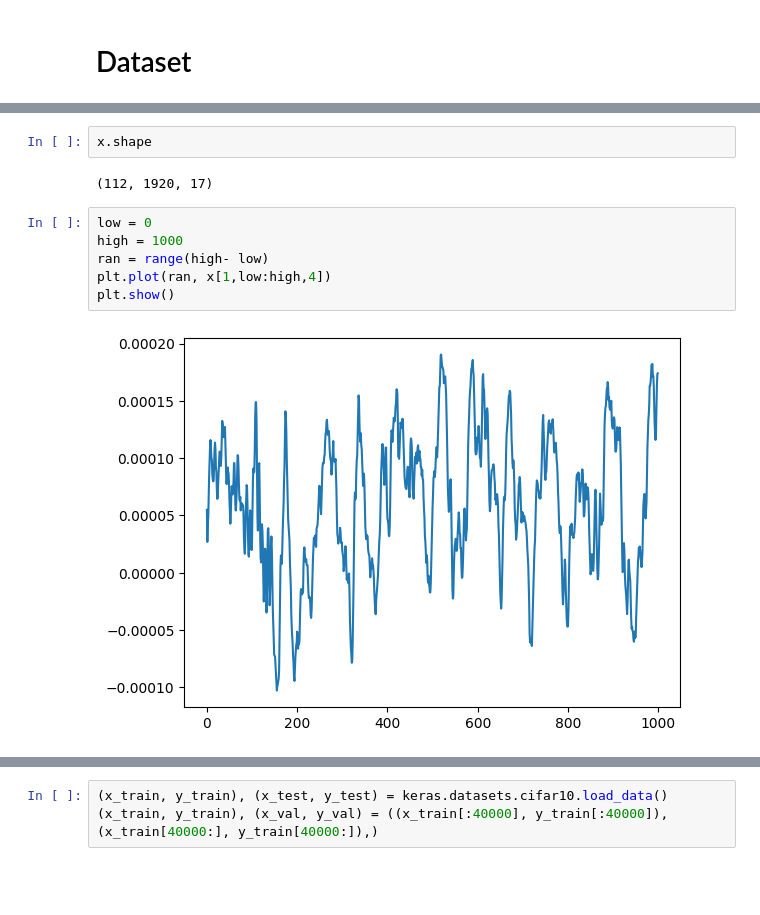
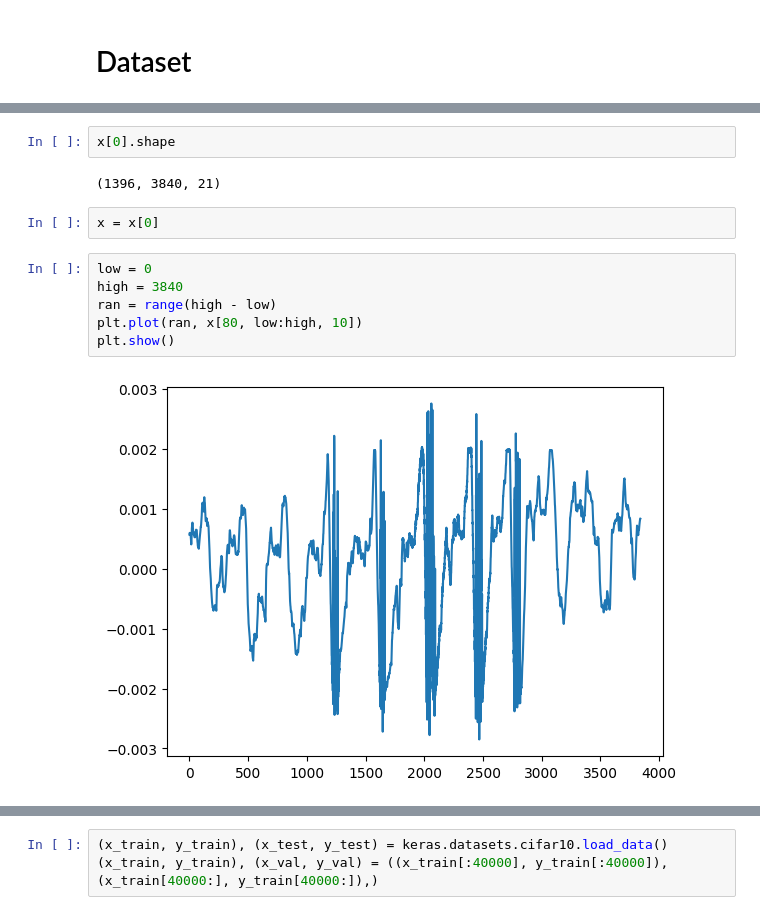
Before and after one commit to fayyaz-udel/Pediatric-Apnea-Transformer, a Jupyter notebook: missing_modality/mae-pret.ipynb, the cells around one changed output, grey strips where cells are left out. Cells and saved outputs as stored; diff of their text form; blank space fills up the shorter version.

```diff
--- a/missing_modality/mae-pret.ipynb
+++ b/missing_modality/mae-pret.ipynb
@@ -23,12 +32,14 @@ x, y_apnea, y_hypopnea = data['x'], data['y_apnea'], data['y_hypopnea']
 # %%
-x.shape
+x[0].shape
 # %% [output]
-(112, 1920, 17)
+(1396, 3840, 21)
+# %%
+x = x[0]
 # %%
 low = 0
-high = 1000
-ran = range(high- low)
-plt.plot(ran, x[1,low:high,4])
+high = 3840
+ran = range(high - low)
+plt.plot(ran, x[80, low:high, 10])
 plt.show()
 # %% [output]
-[figure, old version]
+[figure, new version]
```
Also changed, not shown: parts of 8 cells of this notebook, 8 other files.
